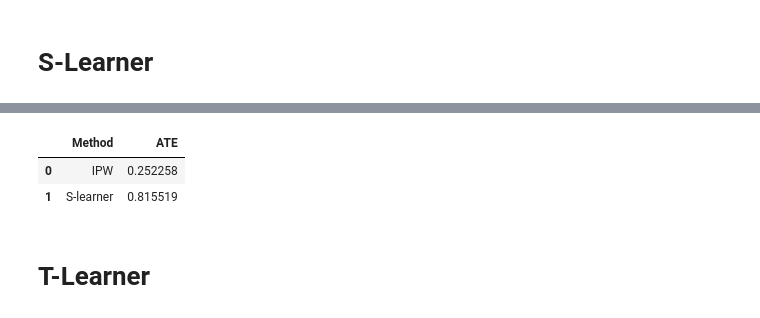
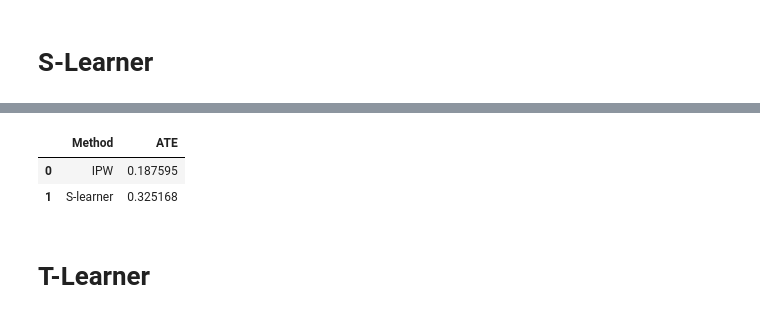
Before and after one commit to or1dado/Tennis-Momentum-Causal-Inference, a Jupyter notebook: ATE_methods.ipynb, the cells around one changed output, grey strips where cells are left out. Saved outputs shown, nothing was run; the diff lists cells and outputs as text; code cells hidden in the pictures.

```diff
--- a/ATE_methods.ipynb
+++ b/ATE_methods.ipynb
@@ -111,7 +122,7 @@ def IPW_ATE(df, propensity_score):
     return ATT_ipw
 
 #############################################################################
-IPW_ATE_df = IPW_ATE(df, propensity_score)
+IPW_ATE_df = IPW_ATE(eval_df, propensity_score_lr)
 
 ATE_df = pd.DataFrame({'Method': ['IPW'], 'ATE': [IPW_ATE_df]})
 ATE_df
@@ -121,2 +132,19 @@ ATE_df
 # %% [markdown]
 # S-Learner
+# %%
+def S_learner(df):
+    X, t, y = df.drop(columns=['Y', 'T']), df['T'], df['Y']
+    categorical_cols = [col for col in X.columns if X[col].dtype == 'object']
+    dummied_df = pd.get_dummies(X[categorical_cols], prefix=categorical_cols).astype(int)
+    X = pd.concat([X.drop(categorical_cols, axis=1), dummied_df], axis=1)
+
+    f = RandomForestClassifier(**slearner_hp['rf']['hyper_params'])#(max_depth=100, random_state=42)
+    f.fit(np.c_[X, t], y)
+    n = len(y)
+    pred0 = f.predict(np.c_[X, np.zeros(n)])
+    pred1 = f.predict(np.c_[X, np.ones(n)])
+    ate = sum(pred1 - pred0) / n
+
+    return round(ate,4)
+
+S_learner(eval_df)
@@ -123,38 +153,61 @@ ATE_df
 # %%
-def SLearner_ATE(df, model):
-    categorical_cols = [col for col in df.columns if df[col].dtype == 'object']
+def SLearner_ATE(df, df_test, model):
+  categorical_cols = [col for col in df.columns if df[col].dtype == 'object']
 
-    X = df.drop(columns=['Y'])
-    y = df['Y']  .reset_index(drop=True)
+  X_test = df_test.drop(columns=['Y'])
+  y_test = df_test['Y']
 
-    if type(model).__name__ in ['LogisticRegression', 'RandomForestClassifier', 'XGBClassifier']:
-      dummied_df = pd.get_dummies(X[categorical_cols], prefix=categorical_cols).astype(int)
-      X = pd.concat([X.drop(categorical_cols, axis=1), dummied_df], axis=1)
+  X = df.drop(columns=['Y'])
+  y = df['Y']
 
-    if type(model).__name__ in ['LogisticRegression']:
-      scaler = MinMaxScaler()
-      X_scaled = scaler.fit_transform(X)
-      X = pd.DataFrame(X_scaled, columns=X.columns)
+  if type(model).__name__ in ['LogisticRegression', 'RandomForestClassifier', 'XGBClassifier']:
+    dummied_df = pd.get_dummies(X[categorical_cols], prefix=categorical_cols).astype(int)
+    X = pd.concat([X.drop(categorical_cols, axis=1), dummied_df], axis=1)
 
-    if type(model).__name__ in ['CatBoostClassifier']:
-        model.fit(X, y, cat_features=categorical_cols)
-    else:
-       model.fit(X, y)
+    dummied_df = pd.get_dummies(X_test[categorical_cols], prefix=categorical_cols).astype(int)
+    X_test = pd.concat([X_test.drop(categorical_cols, axis=1), dummied_df], axis=1)
 
-    x1 = X.copy()
-    x0 = X.copy()
+  if type(model).__name__ in ['LogisticRegression']:
+    scaler = MinMaxScaler()
+    X_scaled = scaler.fit_transform(X)
+    X = pd.DataFrame(X_scaled, columns=X.columns)
 
-    x1['T'], x0['T'] = 1, 0
+  if type(model).__name__ in ['CatBoostClassifier']:
+      model.fit(X, y, cat_features=categorical_cols)
+  else:
+      model.fit(X, y)
 
-    y1_pred = model.predict(x1)
-    y0_pred = model.predict(x0)
+  x1 = X.copy()
+  x0 = X.copy()
+  x1['T'], x0['T'] = 1, 0
 
-    ATE = (y1_pred - y0_pred).mean()
-    return ATE
+  y1_pred = model.predict(x1)
+  y0_pred = model.predict(x0)
+
+  y_pred = model.predict(X_test)
+  metrics = {
+        'F1 Score': f1_score(y_test, y_pred),
+        'Precision': precision_score(y_test, y_pred),
+        'Recall': recall_score(y_test, y_pred),
+        'Accuracy': accuracy_score(y_test, y_pred),
+    }
+
+  print(type(model).__name__)
+  for metric, score in metrics.items():
+      print(f"{metric}: {score:.4f}")
+  print("-"*25)
+
+  ATE = (y1_pred - y0_pred).mean()
+  return ATE
 
 #############################################################################
-SLearner_ATE_df = SLearner_ATE(df, model=lr_model_class())
-
+SLearner_ATE_df = SLearner_ATE(eval_df, train_df, model=lr_model_class())
+print(SLearner_ATE_df)
+SLearner_ATE_df = SLearner_ATE(eval_df, train_df, model=rf_model_class())
+print(SLearner_ATE_df)
+SLearner_ATE_df = SLearner_ATE(eval_df, train_df, model=xgb_model_class())
+print(SLearner_ATE_df)
+SLearner_ATE_df = SLearner_ATE(eval_df, train_df, model=rf_model_class())
 new_row = pd.DataFrame({'Method': ['S-learner'], 'ATE': [SLearner_ATE_df]})
 ATE_df = pd.concat([ATE_df, new_row], ignore_index=True)
 ATE_df
@@ -162,5 +232,5 @@ ATE_df
 |  | Method | ATE |
-| 0 | IPW | 0.252258 |
-| 1 | S-learner | 0.815519 |
+| 0 | IPW | 0.187595 |
+| 1 | S-learner | 0.325168 |
 # %% [markdown]
 # T-Learner
```
Also changed, not shown: parts of 17 cells of this notebook, 13 other files.
